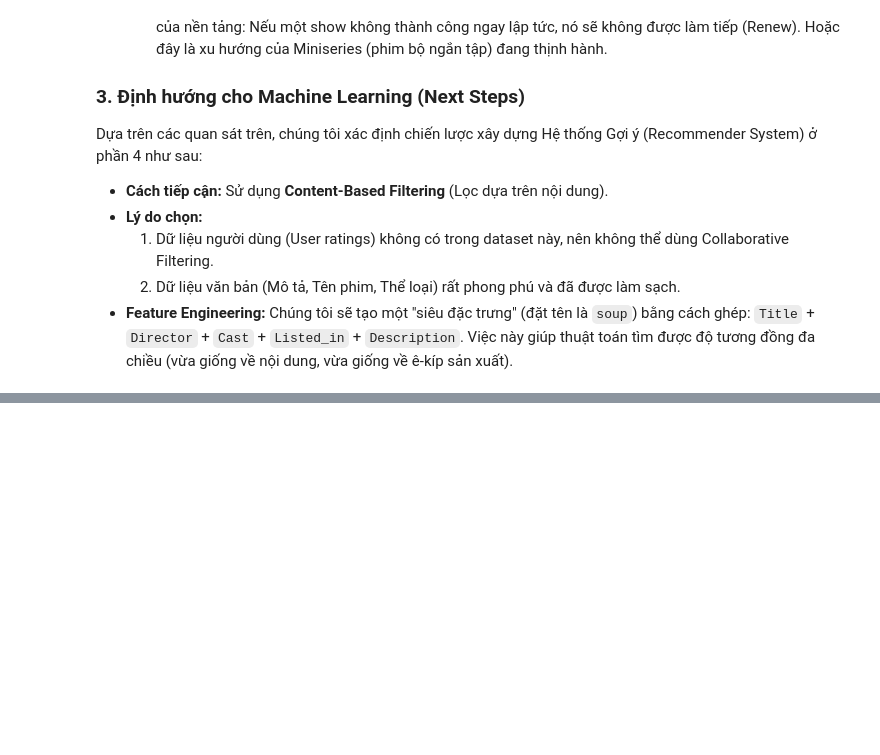
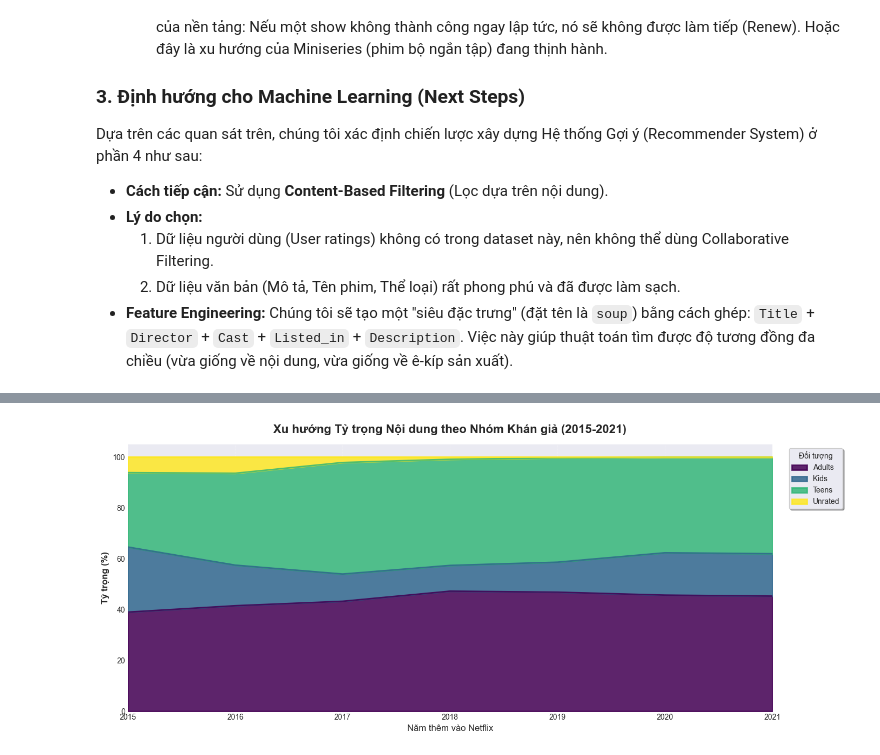
Before and after one commit to trungkienjjj/ds-netflix-analysis, a Jupyter notebook: final.ipynb, the cells around one changed output, grey strips where cells are left out. Saved outputs shown, nothing was run; the diff lists cells and outputs as text; code cells hidden in the pictures; blank space fills up the shorter version.

```diff
--- a/final.ipynb
+++ b/final.ipynb
@@ -1190,0 +1080,22 @@ Hoàn thành phân tích phân phối cho tất cả các cột số!
+# %%
+# 1. Tạo từ điển Mapping theo tiêu chuẩn MPAA
+rating_map = {
+    # Kids (All ages & General Audiences)
+    'TV-Y': 'Kids', 'TV-Y7': 'Kids', 'G': 'Kids', 'TV-G': 'Kids',
+    'PG': 'Kids', 'TV-Y7-FV': 'Kids',
+
+    'PG-13': 'Teens', 'TV-14': 'Teens', 'TV-PG': 'Teens',
+
+    'TV-MA': 'Adults', 'R': 'Adults', 'NC-17': 'Adults',
+
+    'NR': 'Unrated', 'UR': 'Unrated'
+}
+
+# 2. Áp dụng Mapping vào DataFrame
+df['target_audience'] = df['rating'].map(rating_map).fillna('Unrated')
+
+
+audience_dist = df['target_audience'].value_counts()
+print(audience_dist)
+print(f"\nTỷ lệ phần trăm:")
+print((audience_dist / len(df) * 100).round(2))
@@ -1190,0 +1132,24 @@ Hoàn thành phân tích phân phối cho tất cả các cột số!
+# %%
+# Biểu đồ 1: Xu hướng tỷ trọng nội dung theo nhóm khán giả
+df_trend = df[df['year_added'] >= 2015].copy()
+age_year_pivot = pd.crosstab(df_trend['year_added'], df_trend['target_audience'],
+                              normalize='index') * 100
+
+fig, ax = plt.subplots(figsize=(14, 6))
+
+# === Stacked Area Chart (Xu hướng tỷ trọng) ===
+age_year_pivot.plot(kind='area', stacked=True, ax=ax,
+                     colormap='viridis', alpha=0.85, linewidth=2)
+ax.set_title('Xu hướng Tỷ trọng Nội dung theo Nhóm Khán giả (2015-2021)',
+             fontsize=16, fontweight='bold', pad=15)
+ax.set_ylabel('Tỷ trọng (%)', fontsize=12, fontweight='bold')
+ax.set_xlabel('Năm thêm vào Netflix', fontsize=12)
+ax.legend(title='Đối tượng', bbox_to_anchor=(1.02, 1), loc='upper left',
+          frameon=True, shadow=True)
+ax.margins(0, 0)
+ax.grid(alpha=0.3, linestyle='--')
+
+plt.tight_layout()
+plt.show()
+# %% [output]
+[figure, added]
```
Also changed, not shown: parts of 36 cells of this notebook.
